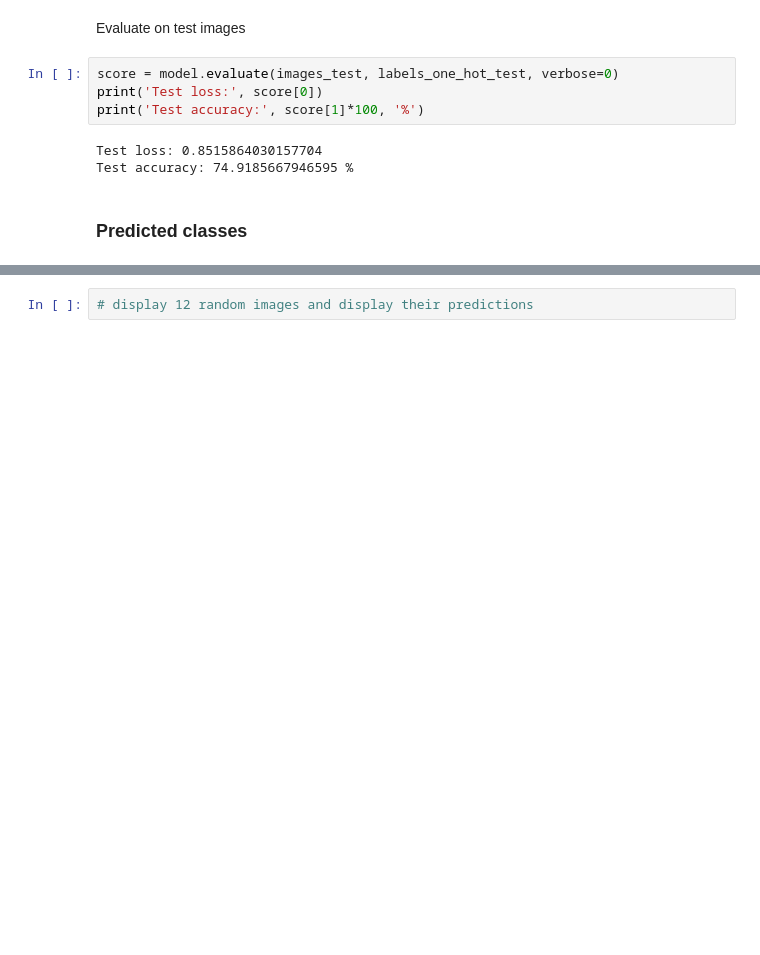
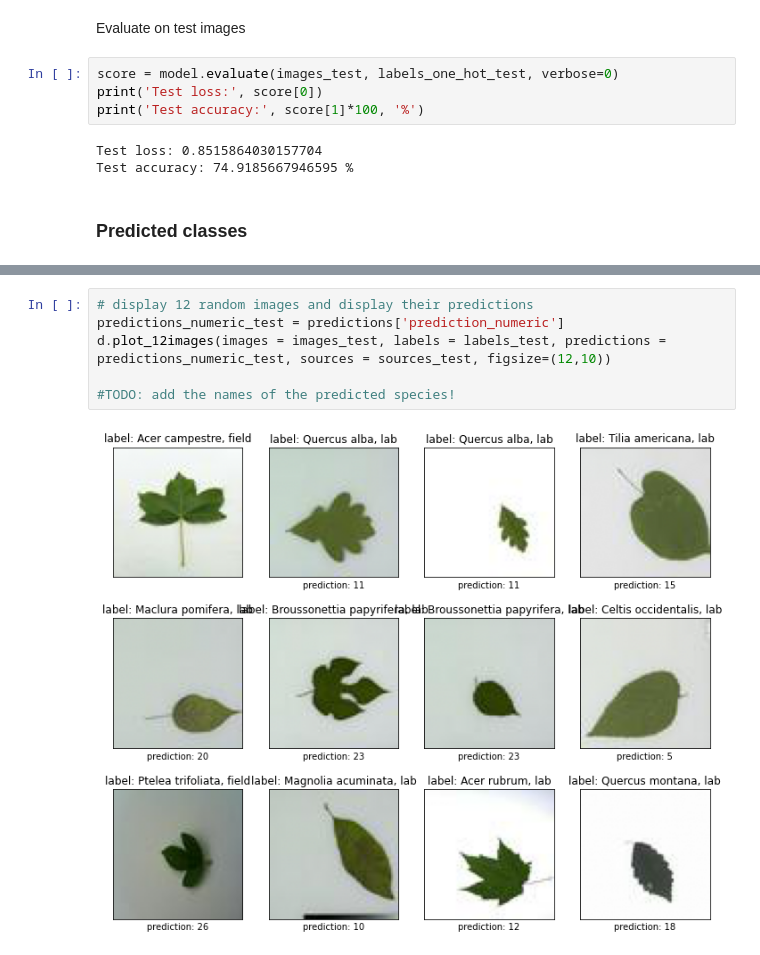
Before and after one commit to NLeSC/XAI, a Jupyter notebook: Software/LeafSnapDemo/LeafSnapModel30_ManyImagesSomeMethods.ipynb, the cells around one changed output, grey strips where cells are left out. Saved outputs shown, nothing was run; the diff lists cells and outputs as text; blank space fills up the shorter version.

Commit message:
issue #80 start of the notebook for all XAI methods heatmaps

```diff
--- a/Software/LeafSnapDemo/LeafSnapModel30_ManyImagesSomeMethods.ipynb
+++ b/Software/LeafSnapDemo/LeafSnapModel30_ManyImagesSomeMethods.ipynb
@@ -172,5 +174,11 @@ predictions.head()
 | 5524 | 28 | 17 | Ulmus americana | lab | pi0020-02-2.jpg | dataset/images/lab/Auto_cropped/u... |
 | 5525 | 4 | 5 | Celtis occidentalis | field | 1248106179_0005.jpg | dataset/images/field/celtis_occid... |
 | 5526 | 7 | 7 | Magnolia acuminata | lab | wb1221-02-1.jpg | dataset/images/lab/Auto_cropped/m... |
-# %%
-# display 12 random images and display their predictions
+# %%
+# display 12 random images and display their predictions
+predictions_numeric_test = predictions['prediction_numeric']
+d.plot_12images(images = images_test, labels = labels_test, predictions = predictions_numeric_test, sources = sources_test, figsize=(12,10))
+
+#TODO: add the names of the predicted species!
+# %% [output]
+[figure, added]
```
Also changed, not shown: parts of 3 cells of this notebook.
